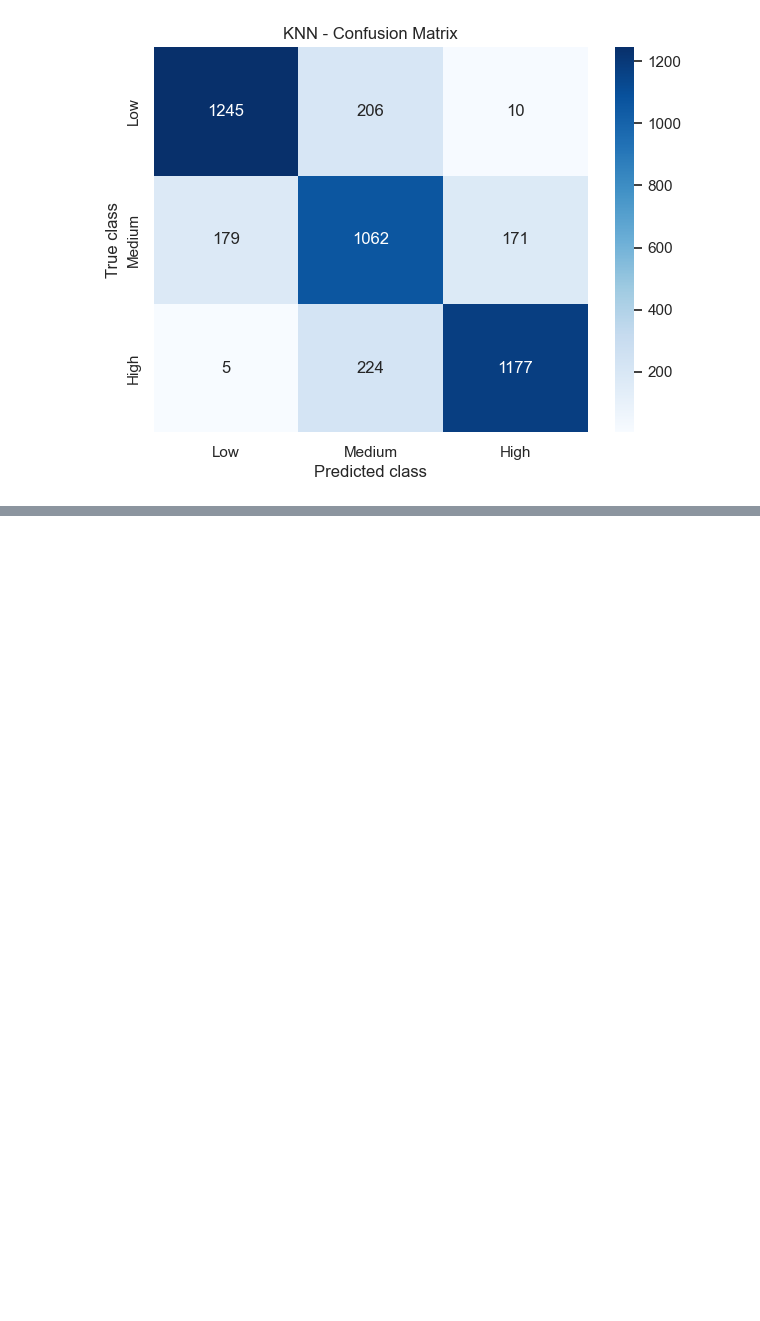
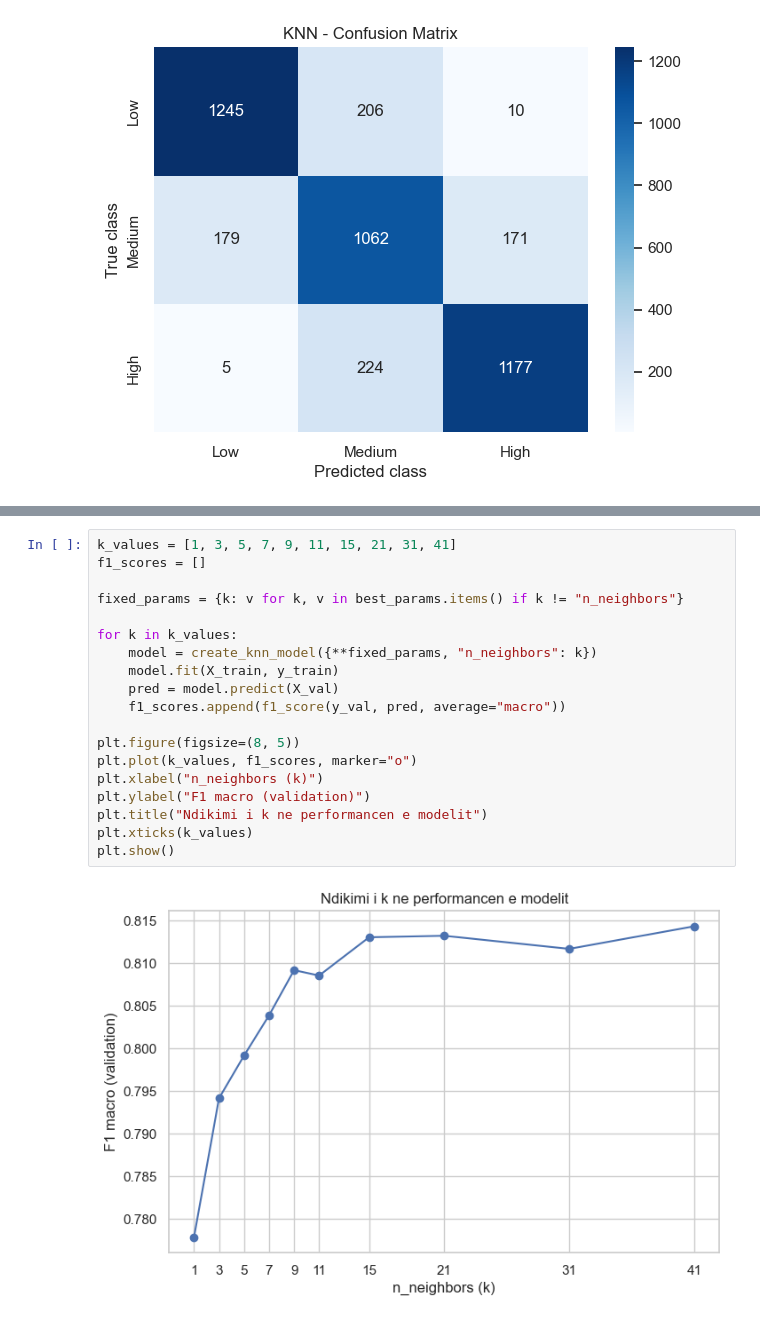
Before and after one commit to Valza-2005/House-Price-Prediction-Machine-Learning-Models, a Jupyter notebook: notebooks/models/KNN.ipynb, the cells around one changed output, grey strips where cells are left out. Cells and saved outputs as stored; diff of their text form; blank space fills up the shorter version.

```diff
--- a/notebooks/models/KNN.ipynb
+++ b/notebooks/models/KNN.ipynb
@@ -253,0 +258,21 @@ plt.show()
+# %%
+k_values = [1, 3, 5, 7, 9, 11, 15, 21, 31, 41]
+f1_scores = []
+
+fixed_params = {k: v for k, v in best_params.items() if k != "n_neighbors"}
+
+for k in k_values:
+    model = create_knn_model({**fixed_params, "n_neighbors": k})
+    model.fit(X_train, y_train)
+    pred = model.predict(X_val)
+    f1_scores.append(f1_score(y_val, pred, average="macro"))
+
+plt.figure(figsize=(8, 5))
+plt.plot(k_values, f1_scores, marker="o")
+plt.xlabel("n_neighbors (k)")
+plt.ylabel("F1 macro (validation)")
+plt.title("Ndikimi i k ne performancen e modelit")
+plt.xticks(k_values)
+plt.show()
+# %% [output]
+[figure, added]
```
Also changed, not shown: parts of 3 cells of this notebook.
